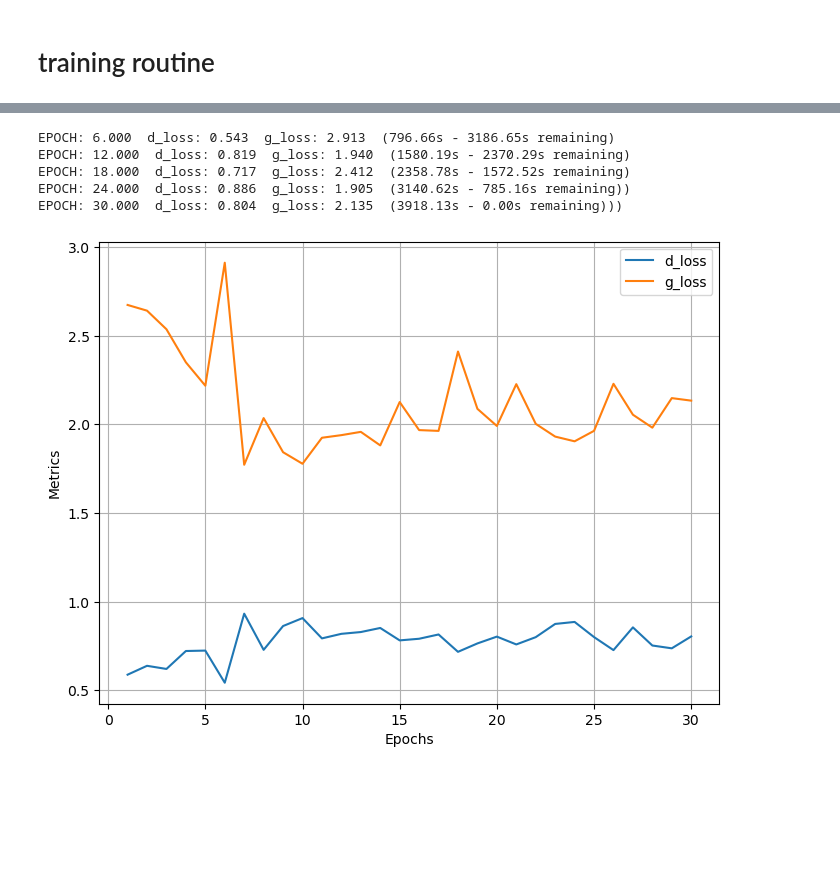
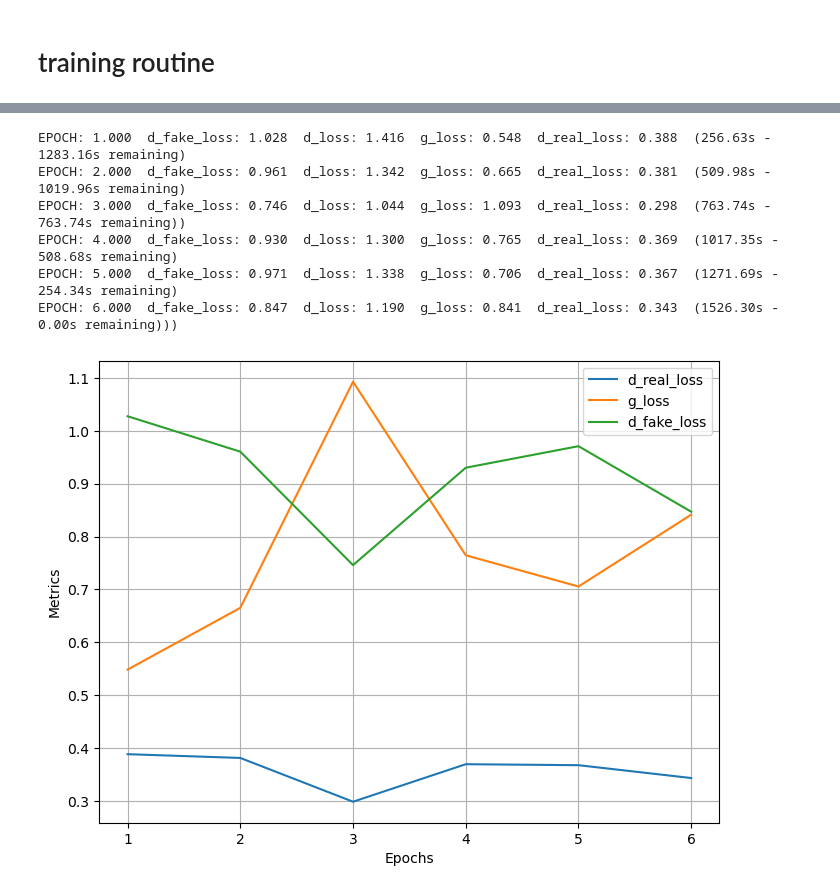
Before and after one commit to ZheRao/COCO-GAN, a Jupyter notebook: generator_GAN.ipynb, the cells around one changed output, grey strips where cells are left out. Cells and saved outputs as stored; diff of their text form; code cells hidden in the pictures; blank space fills up the shorter version.

```diff
--- a/generator_GAN.ipynb
+++ b/generator_GAN.ipynb
@@ -224,7 +58,7 @@ len(train_dataset)
 118287
 # %%
 from torch.utils.data import RandomSampler
-batch_size = 128
+batch_size = 64
 num_samples = 19200
 train_sampler = RandomSampler(train_dataset,replacement=False,num_samples=num_samples)
 train_dataloader = DataLoader(train_dataset,batch_size=batch_size,sampler=train_sampler)
@@ -233,8 +67,8 @@ train_dataloader = DataLoader(train_dataset,batch_size=batch_size,sampler=train_
 # %%
 from torch_snippets import *
 # %%
-device = 'cuda' if torch.cuda.is_available() else 'cpu'
-model_name = "deep_200M"
+
+model_name = "resnet_300M"
 if not os.path.exists(model_name):
     os.makedirs(model_name)
 # %%
@@ -244,10 +78,10 @@ def train_discriminator(discriminator, real_data, fake_data, loss_fn, optimizer)
     loss_real = loss_fn(pred_real, torch.ones((len(real_data),1)).to(device))
     pred_fake = discriminator(fake_data)
     loss_fake = loss_fn(pred_fake, torch.zeros((len(fake_data),1)).to(device))
-    loss_real.backward()
-    loss_fake.backward()
+    loss = loss_real * 2.5 + loss_fake
+    loss.backward()
     optimizer.step()
-    return loss_real + loss_fake
+    return loss_real, loss_fake
 # %%
 def train_generator(discriminator, fake_data, loss_fn, optimizer):
     optimizer.zero_grad()
@@ -297,0 +131,3 @@ EPOCH: 15.000  d_loss: 0.488  g_loss: 3.327  (1983.10s - 0.00s remaining)))
+# %%
+d_optimizer = torch.optim.AdamW(discriminator.parameters(),lr=2e-4)
+g_optimizer = torch.optim.AdamW(generator.parameters(),lr=8e-4)
@@ -298,40 +139,32 @@ EPOCH: 15.000  d_loss: 0.488  g_loss: 3.327  (1983.10s - 0.00s remaining)))
 # %%
 N = len(train_dataloader)
 noise_dim = 2048
-best_g_loss = 1.5
-num_epochs = 30
-record = False
-count = 0
+num_epochs = 6
 log = Report(num_epochs)
 generator.to(device)
 discriminator.to(device)
 for epoch in range(num_epochs):
     for i, images in enumerate(train_dataloader):
         real_data = images.to(device)
-        fake_data = generator(noise_generator(device,batch_size,noise_dim).view(batch_size,noise_dim,1,1)).to(device)
+        fake_data = generator(noise_generator(device,batch_size,noise_dim)).to(device)
         fake_data = fake_data.detach()
-        d_loss = train_discriminator(discriminator,real_data,fake_data,
+        d_real, d_fake = train_discriminator(discriminator,real_data,fake_data,
                                      loss_fn,d_optimizer)
-        fake_data = generator(noise_generator(device,batch_size,noise_dim).view(batch_size,noise_dim,1,1)).to(device)
+        fake_data = generator(noise_generator(device,batch_size,noise_dim)).to(device)
         g_loss = train_generator(discriminator,fake_data,loss_fn,g_optimizer)
-        log.record(epoch+(1+i)/N, d_loss=d_loss.item(), g_loss=g_loss.item(),
+        log.record(epoch+(1+i)/N, g_loss=g_loss.item(), d_loss = d_real.item() + d_fake.item(),
+                   d_real_loss=d_real.item(), d_fake_loss=d_fake.item(),
                    end = '\r')
-        count += 1
-        if count >= 100:
-            record = True
-        if record == True and g_loss <= best_g_loss:
-            torch.save(generator.state_dict(),model_name+"/generator_best_"+str(round(g_loss.item(),2))+".pth")
-            best_g_loss = g_loss
-    if (epoch + 1) % 6 == 0:
-        torch.save(generator.state_dict(),model_name+"/generator_epoch"+str(epoch+1)+".pth")
-        torch.save(discriminator.state_dict(),model_name+"/discriminator_epoch"+str(epoch+1)+".pth")
-        log.report_avgs(epoch+1)
-log.plot_epochs(['d_loss','g_loss'])
+    log.report_avgs(epoch+1)
+torch.save(generator.state_dict(),model_name+"/generator.pth")
+torch.save(discriminator.state_dict(),model_name+"/discriminator.pth")
+log.plot_epochs(['d_real_loss','g_loss','d_fake_loss'])
 # %% [output]
-EPOCH: 6.000  d_loss: 0.543  g_loss: 2.913  (796.66s - 3186.65s remaining)
-EPOCH: 12.000  d_loss: 0.819  g_loss: 1.940  (1580.19s - 2370.29s remaining)
-EPOCH: 18.000  d_loss: 0.717  g_loss: 2.412  (2358.78s - 1572.52s remaining)
-EPOCH: 24.000  d_loss: 0.886  g_loss: 1.905  (3140.62s - 785.16s remaining))
-EPOCH: 30.000  d_loss: 0.804  g_loss: 2.135  (3918.13s - 0.00s remaining)))
+EPOCH: 1.000  d_fake_loss: 1.028  d_loss: 1.416  g_loss: 0.548  d_real_loss: 0.388  (256.63s - 1283.16s remaining)
+EPOCH: 2.000  d_fake_loss: 0.961  d_loss: 1.342  g_loss: 0.665  d_real_loss: 0.381  (509.98s - 1019.96s remaining)
+EPOCH: 3.000  d_fake_loss: 0.746  d_loss: 1.044  g_loss: 1.093  d_real_loss: 0.298  (763.74s - 763.74s remaining))
+EPOCH: 4.000  d_fake_loss: 0.930  d_loss: 1.300  g_loss: 0.765  d_real_loss: 0.369  (1017.35s - 508.68s remaining)
+EPOCH: 5.000  d_fake_loss: 0.971  d_loss: 1.338  g_loss: 0.706  d_real_loss: 0.367  (1271.69s - 254.34s remaining)
+EPOCH: 6.000  d_fake_loss: 0.847  d_loss: 1.190  g_loss: 0.841  d_real_loss: 0.343  (1526.30s - 0.00s remaining)))
-[figure, old version]
+[figure, new version]
 # %%
```
Also changed, not shown: parts of 27 cells of this notebook.
